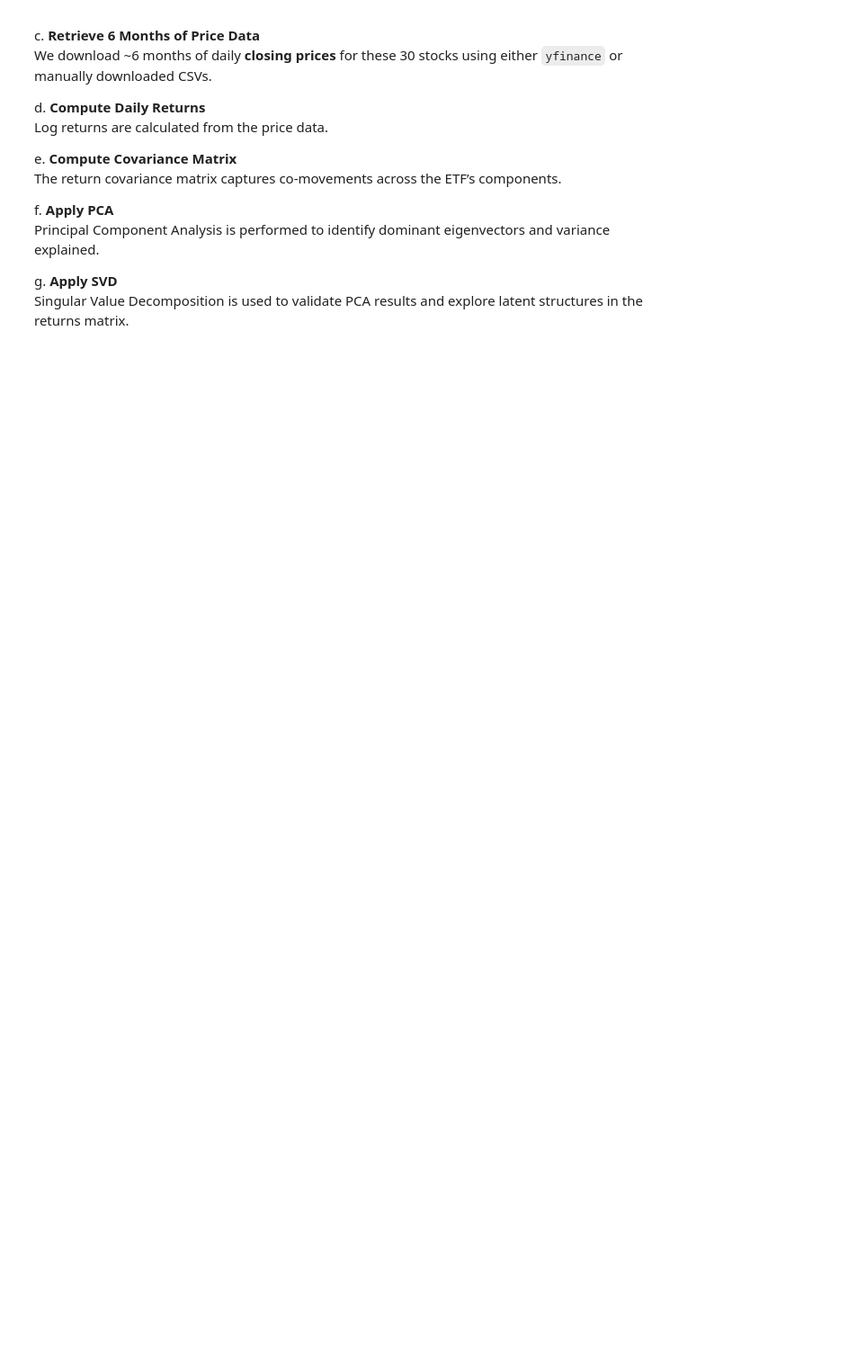
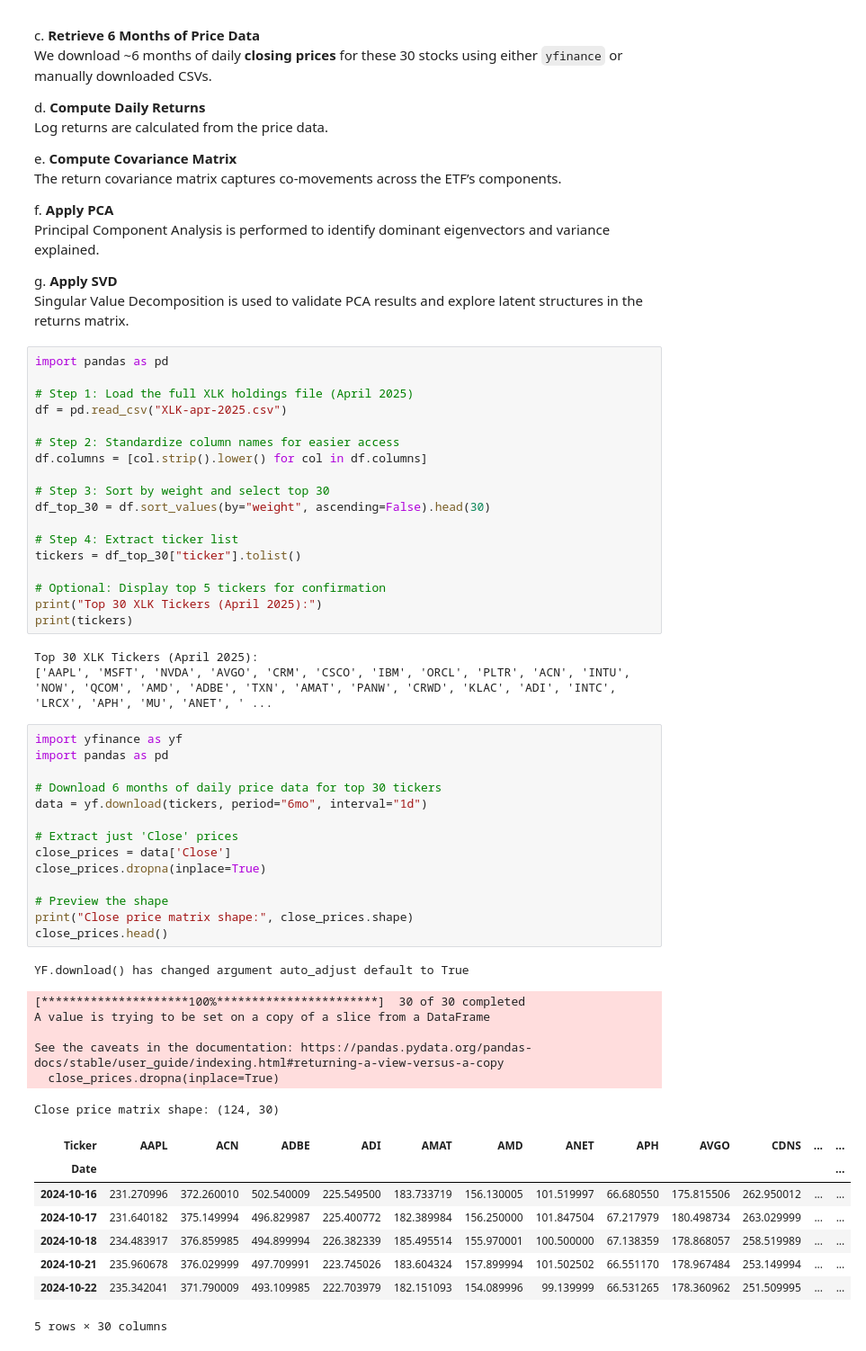
Before and after one commit to godlesscherry/gw-1-mscfe-wqu, a Jupyter notebook: 8952_FD GWP 1 M5.ipynb, the cells around one changed output. Shown: that part at 90% size. Saved outputs shown, nothing was run; the diff lists cells and outputs as text; blank space fills up the shorter version.

Commit message:
Add code cells to extract and display top 30 XLK tickers with daily price data retrieval

```diff
--- a/8952_FD GWP 1 M5.ipynb
+++ b/8952_FD GWP 1 M5.ipynb
@@ -442,3 +442,54 @@ f. **Apply PCA**
 
 g. **Apply SVD**
    Singular Value Decomposition is used to validate PCA results and explore latent structures in the returns matrix.
+# %%
+import pandas as pd
+
+# Step 1: Load the full XLK holdings file (April 2025)
+df = pd.read_csv("XLK-apr-2025.csv")
+
+# Step 2: Standardize column names for easier access
+df.columns = [col.strip().lower() for col in df.columns]
+
+# Step 3: Sort by weight and select top 30
+df_top_30 = df.sort_values(by="weight", ascending=False).head(30)
+
+# Step 4: Extract ticker list
+tickers = df_top_30["ticker"].tolist()
+
+# Optional: Display top 5 tickers for confirmation
+print("Top 30 XLK Tickers (April 2025):")
+print(tickers)
+# %% [output]
+Top 30 XLK Tickers (April 2025):
+['AAPL', 'MSFT', 'NVDA', 'AVGO', 'CRM', 'CSCO', 'IBM', 'ORCL', 'PLTR', 'ACN', 'INTU', 'NOW', 'QCOM', 'AMD', 'ADBE', 'TXN', 'AMAT', 'PANW', 'CRWD', 'KLAC', 'ADI', 'INTC', 'LRCX', 'APH', 'MU', 'ANET', ' ...
+# %%
+import yfinance as yf
+import pandas as pd
+
+# Download 6 months of daily price data for top 30 tickers
+data = yf.download(tickers, period="6mo", interval="1d")
+
+# Extract just 'Close' prices
+close_prices = data['Close']
+close_prices.dropna(inplace=True)
+
+# Preview the shape
+print("Close price matrix shape:", close_prices.shape)
+close_prices.head()
+# %% [output]
+YF.download() has changed argument auto_adjust default to True
+[*********************100%***********************]  30 of 30 completed
+A value is trying to be set on a copy of a slice from a DataFrame
+
+See the caveats in the documentation: https://pandas.pydata.org/pandas-docs/stable/user_guide/indexing.html#returning-a-view-versus-a-copy
+  close_prices.dropna(inplace=True)
+Close price matrix shape: (124, 30)
+| Ticker | AAPL | ACN | ADBE | ADI | AMAT | AMD | ANET | APH | AVGO | CDNS | ... | ... |
+| Date |  |  |  |  |  |  |  |  |  |  |  | ... |
+| 2024-10-16 | 231.270996 | 372.260010 | 502.540009 | 225.549500 | 183.733719 | 156.130005 | 101.519997 | 66.680550 | 175.815506 | 262.950012 | ... | ... |
+| 2024-10-17 | 231.640182 | 375.149994 | 496.829987 | 225.400772 | 182.389984 | 156.250000 | 101.847504 | 67.217979 | 180.498734 | 263.029999 | ... | ... |
+| 2024-10-18 | 234.483917 | 376.859985 | 494.899994 | 226.382339 | 185.495514 | 155.970001 | 100.500000 | 67.138359 | 178.868057 | 258.519989 | ... | ... |
+| 2024-10-21 | 235.960678 | 376.029999 | 497.709991 | 223.745026 | 183.604324 | 157.899994 | 101.502502 | 66.551170 | 178.967484 | 253.149994 | ... | ... |
+| 2024-10-22 | 235.342041 | 371.790009 | 493.109985 | 222.703979 | 182.151093 | 154.089996 | 99.139999 | 66.531265 | 178.360962 | 251.509995 | ... | ... |
+5 rows × 30 columns
```
